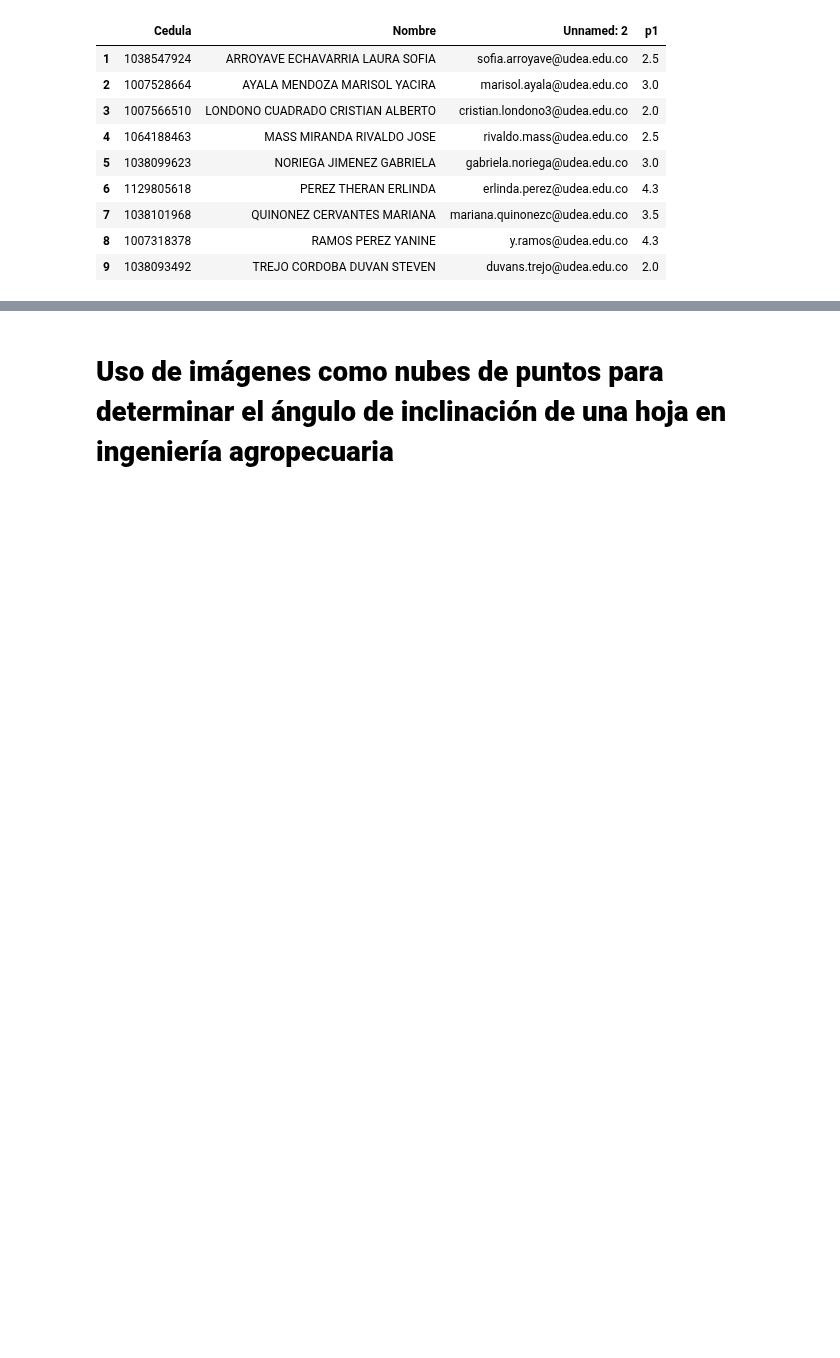
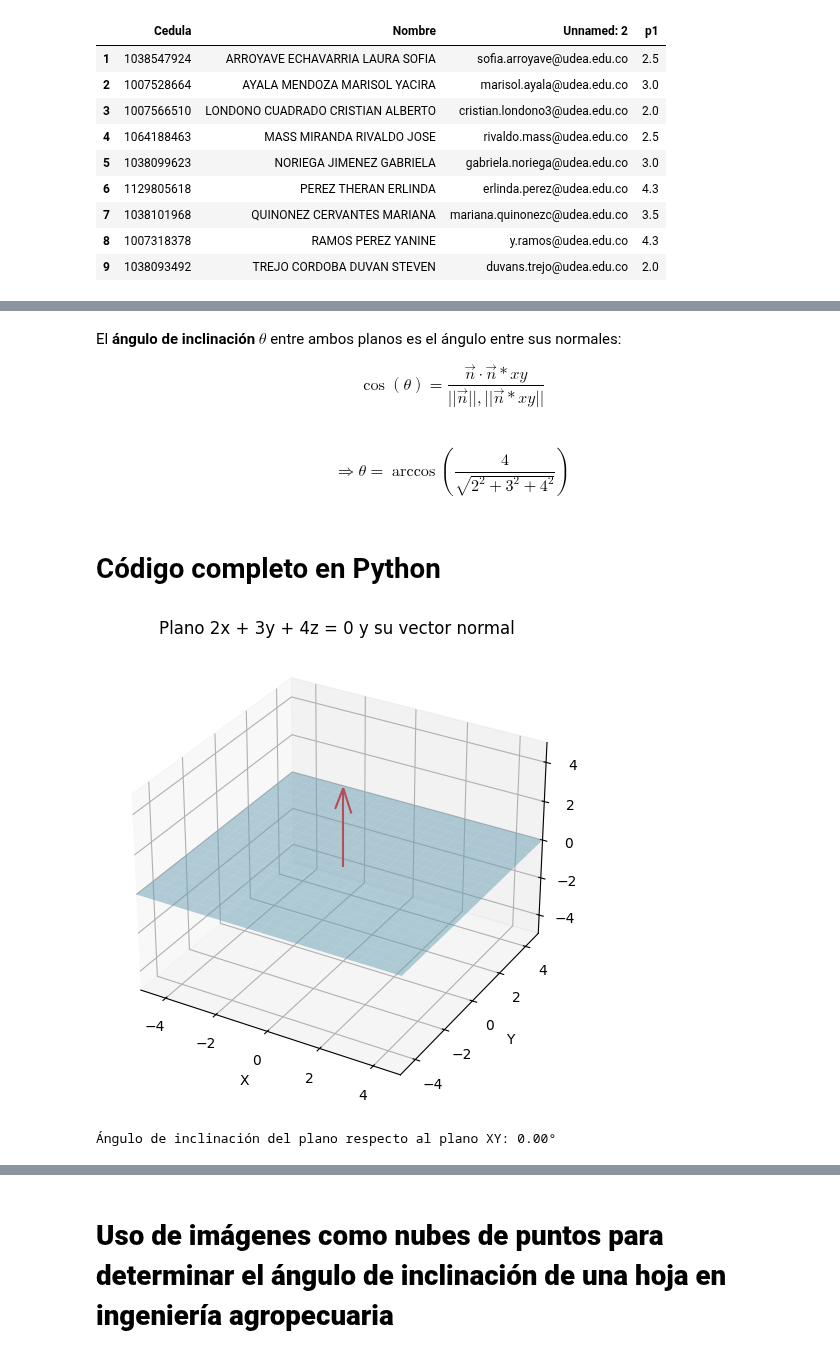
Before and after one commit to marco-canas/vector_geometry_and_linear_algebra, a Jupyter notebook: 2_planificacion/3_evaluacion/5_proyectos/proyecto_4_nube_puntos_plano/proyecto_planos_inclinacion_hoja.ipynb, the cells around one changed output, grey strips where cells are left out. Drawn from its saved outputs; the diff is of its cells as text; code cells hidden in the pictures; blank space fills up the shorter version.

Commit message:
ángulo entre un plano y el plano xy

```diff
--- a/2_planificacion/3_evaluacion/5_proyectos/proyecto_4_nube_puntos_plano/proyecto_planos_inclinacion_hoja.ipynb
+++ b/2_planificacion/3_evaluacion/5_proyectos/proyecto_4_nube_puntos_plano/proyecto_planos_inclinacion_hoja.ipynb
@@ -104,0 +98,68 @@ Vamos a desglosar el tema para que puedas usarlo tanto en el cursod e Geometría
+# %% [markdown]
+
+El **ángulo de inclinación** $\theta$ entre ambos planos es el ángulo entre sus normales:
+
+$$
+\cos(\theta) = \frac{\vec{n} \cdot \vec{n}*{xy}}{||\vec{n}|| , ||\vec{n}*{xy}||}
+$$
+# %% [markdown]
+
+$$
+\Rightarrow \theta = \arccos\left( \frac{4}{\sqrt{2^2 + 3^2 + 4^2}} \right)
+$$
+# %% [markdown]
+
+# Código completo en Python
+# %%
+import numpy as np
+import matplotlib.pyplot as plt
+
+# Coeficientes del plano
+a, b, c, d = 0, 0, 1, 0
+
+# Crear una cuadrícula para x e y
+x = np.linspace(-5, 5, 20)
+y = np.linspace(-5, 5, 20)
+X, Y = np.meshgrid(x, y)
+
+# Resolver z del plano: 2x + 3y + 4z = 0 → z = -(2x + 3y)/4
+Z = -(a*X + b*Y)/c
+
+# Gráfico 3D
+fig = plt.figure(figsize=(8, 6))
+ax = fig.add_subplot(111, projection='3d')
+
+# Graficar el plano
+ax.plot_surface(X, Y, Z, alpha=0.5, color='skyblue')
+
+# Vector normal (2,3,4) en el origen
+ax.quiver(0, 0, 0, a, b, c, color='red', length=4, normalize=True)
+
+# Etiquetas
+ax.set_xlabel('X')
+ax.set_ylabel('Y')
+ax.set_zlabel('Z')
+ax.set_title('Plano 2x + 3y + 4z = 0 y su vector normal')
+
+# Ajustar límites visuales
+ax.set_xlim(-5, 5)
+ax.set_ylim(-5, 5)
+ax.set_zlim(-5, 5)
+
+plt.savefig(r"C:\Users\marco\Downloads\angulo_plano.png")
+plt.show()
+# %% [output]
+[figure, added]
+# %%
+
+# Cálculo del ángulo de inclinación respecto al plano xy
+n = np.array([a, b, c])
+n_xy = np.array([0, 0, 1])
+
+cos_theta = np.dot(n, n_xy) / (np.linalg.norm(n) * np.linalg.norm(n_xy))
+theta_rad = np.arccos(cos_theta)
+theta_deg = np.degrees(theta_rad)
+
+print(f"Ángulo de inclinación del plano respecto al plano XY: {theta_deg:.2f}°")
+# %% [output]
+Ángulo de inclinación del plano respecto al plano XY: 0.00°
```
Also changed, not shown: parts of 14 cells of this notebook, 45 other files.
